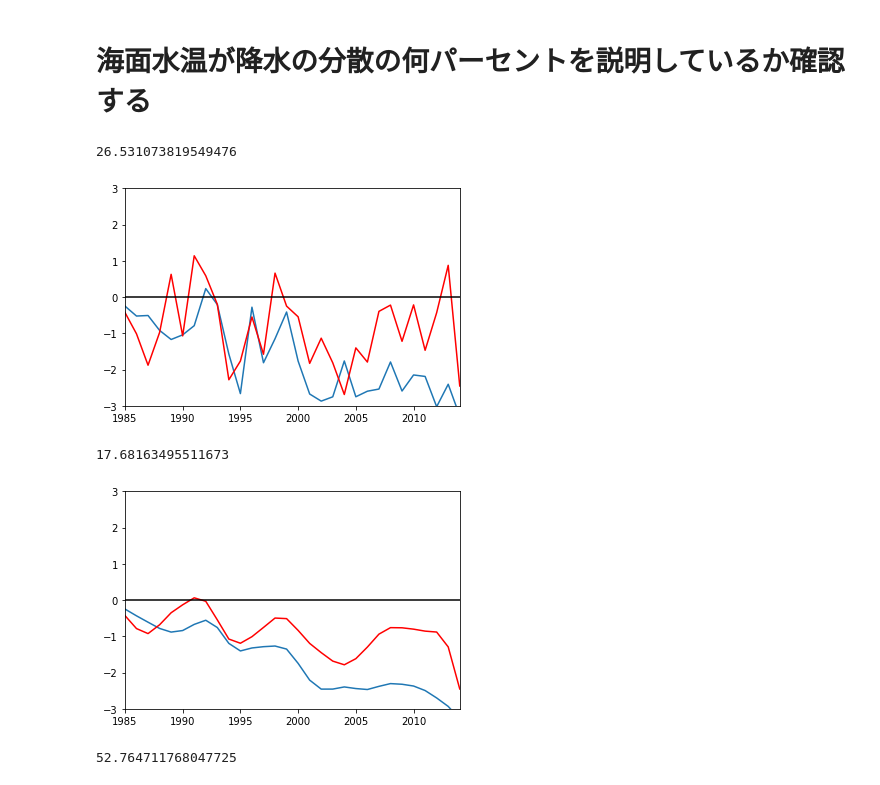
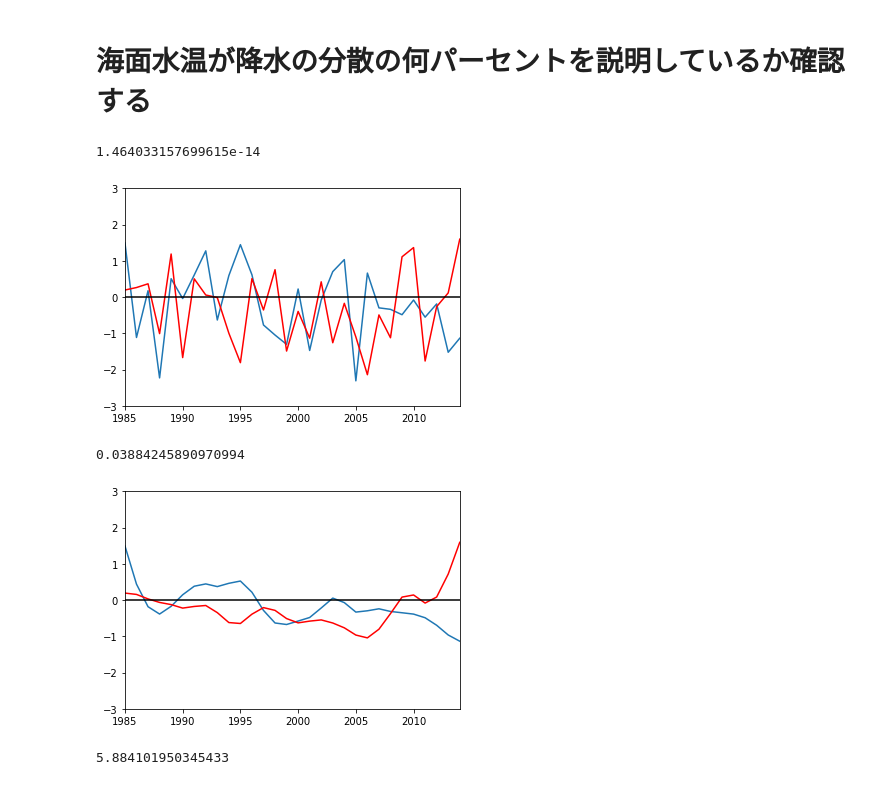
Before and after one commit to HalKiyo/ryzen5900_jupyter_test, a Jupyter notebook: test_workspace/svd_test/vector_investigation.ipynb, the cells around one changed output. Saved outputs shown, nothing was run; the diff lists cells and outputs as text; code cells hidden in the pictures.

```diff
--- a/test_workspace/svd_test/vector_investigation.ipynb
+++ b/test_workspace/svd_test/vector_investigation.ipynb
@@ -254,30 +256,30 @@ svd1_prcp_map = prcp_SVDs[:, :, mode_index]
 # %% [markdown]
 # 海面水温が降水の分散の何パーセントを説明しているか確認する
 # %%
-mode_index = 0
+mode_index = 30
 
 # 規格化前の時系列の共分散が最大になるように選んだ空間パターンが、描写したSVDモード1
 svd1_sst_time = P_star[mode_index,:]
 svd1_prcp_time = Q_star[mode_index,:]
 #　SVD第一モードは共分散全体のうち何%を説明するか
 print(Sigma[mode_index, mode_index]/np.trace(Sigma)*100)
 
 # 正規化した時系列
 svd1_sst_time = svd1_sst_time/np.std(svd1_sst_time)
 svd1_prcp_time = svd1_prcp_time/np.std(svd1_prcp_time)
 plot_2_mon_time(svd1_sst_time, svd1_prcp_time)
 #　規格化後のSVD第一モードは、互いの分散を何%説明するか(相関係数の二乗で計算できる)
 print((np.corrcoef(svd1_sst_time, svd1_prcp_time)[0, 1])**2*100)
 
 # ローパスフィルターを通した後
 svd1_sst_time_low = butterworth_lowpass(svd1_sst_time, 1, 0.12, 1)
 svd1_prcp_time_low = butterworth_lowpass(svd1_prcp_time, 1, 0.12, 1)
 plot_2_mon_time(svd1_sst_time_low, svd1_prcp_time_low)
 #　規格化後のSVD第一モードは、互いの分散を何%説明するか(相関係数の二乗で計算できる)
 print((np.corrcoef(svd1_sst_time_low, svd1_prcp_time_low)[0, 1])**2*100)
 # %% [output]
-26.531073819549476
+1.464033157699615e-14
-[figure, old version]
+[figure, new version]
-17.68163495511673
+0.03884245890970994
-[figure, old version]
+[figure, new version]
-52.764711768047725
+5.884101950345433
```
Also changed, not shown: parts of 1 cell of this notebook, 1 other file.
